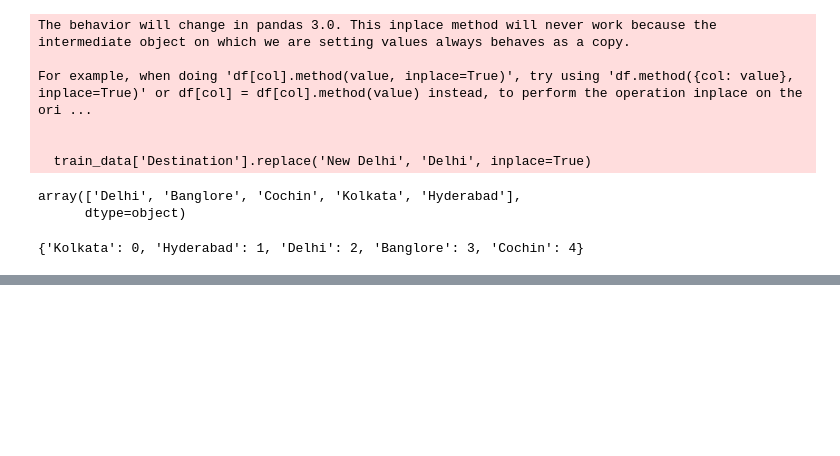
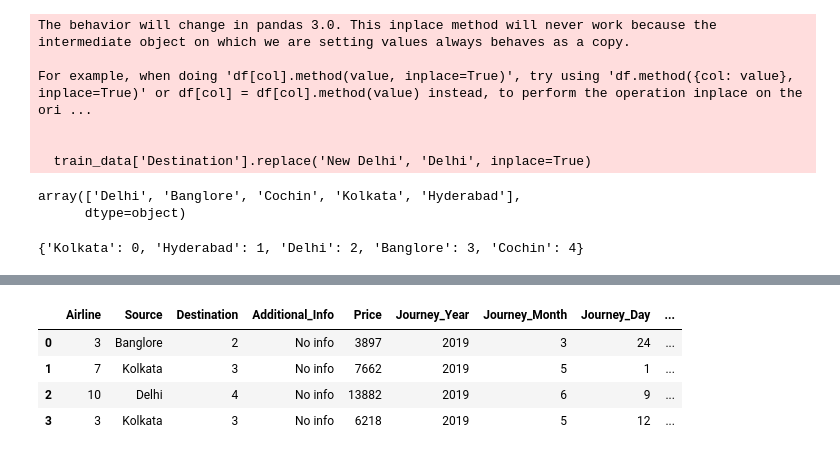
Before and after one commit to aswinvrpai/Airline_Ticket_Rate_Prediction, a Jupyter notebook: notebook/ticket_predict.ipynb, the cells around one changed output, grey strips where cells are left out. Saved outputs shown, nothing was run; the diff lists cells and outputs as text; code cells hidden in the pictures; blank space fills up the shorter version.

```diff
--- a/notebook/ticket_predict.ipynb
+++ b/notebook/ticket_predict.ipynb
@@ -397,0 +401,8 @@ train_data['Destination'] = train_data['Destination'].map(price_importance)
+# %%
+dict_stop_data = {"non-stop": 0,
+                 "1 stop": 1,
+                 "2 stops": 2,
+                 '3 stops': 3,
+                 '4 stops': 4}
+# %%
+train_data['Total_Stops'] = train_data['Total_Stops'].map(dict_stop_data)
@@ -397,0 +423,8 @@ train_data['Destination'] = train_data['Destination'].map(price_importance)
+# %%
+train_data.head(4)
+# %% [output]
+|  | Airline | Source | Destination | Additional_Info | Price | Journey_Year | Journey_Month | Journey_Day | ... |
+| 0 | 3 | Banglore | 2 | No info | 3897 | 2019 | 3 | 24 | ... |
+| 1 | 7 | Kolkata | 3 | No info | 7662 | 2019 | 5 | 1 | ... |
+| 2 | 10 | Delhi | 4 | No info | 13882 | 2019 | 6 | 9 | ... |
+| 3 | 3 | Kolkata | 3 | No info | 6218 | 2019 | 5 | 12 | ... |
```
Also changed, not shown: parts of 28 cells of this notebook, 1 other file.
